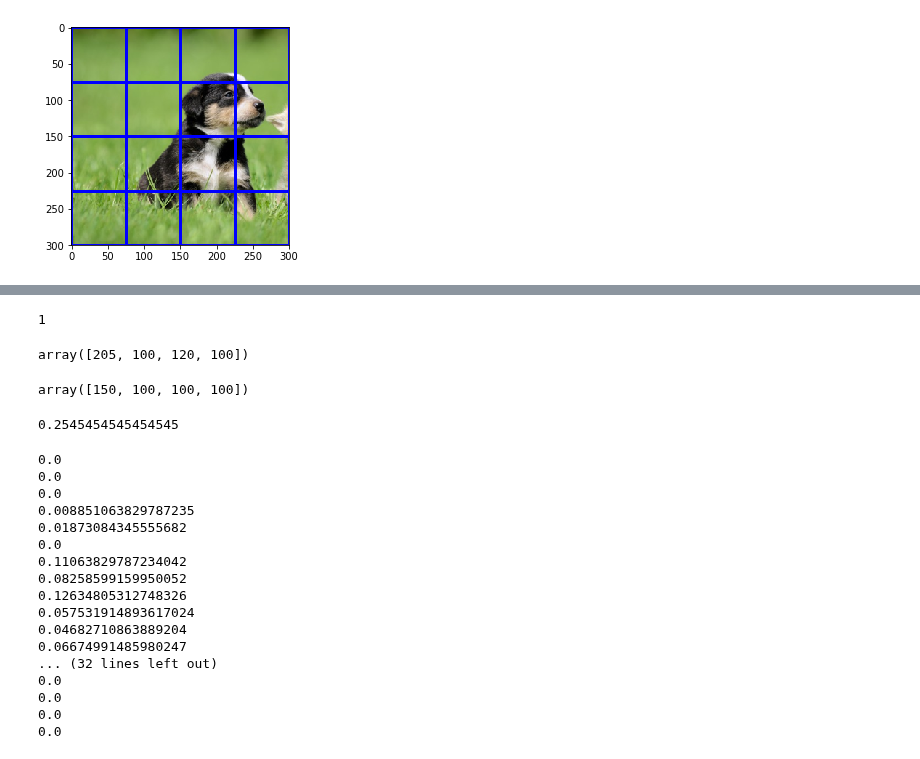
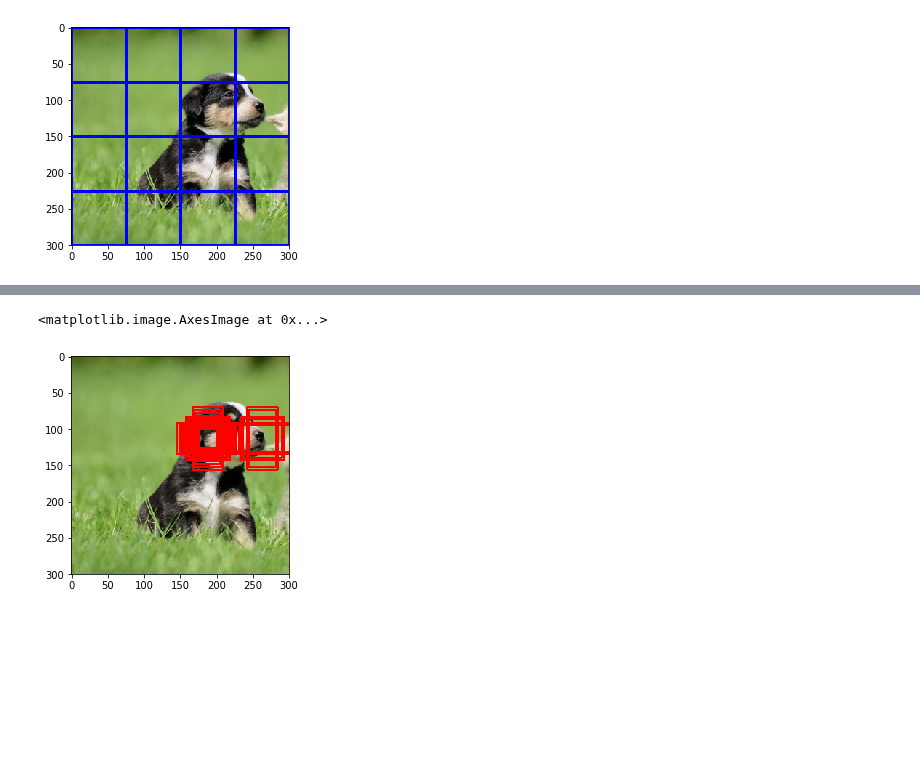
Before and after one commit to Rio114/practice, a Jupyter notebook: python_ML/practice_ssd.ipynb, the cells around one changed output, grey strips where cells are left out. Cells and saved outputs as stored; diff of their text form; code cells hidden in the pictures; blank space fills up the shorter version.

```diff
--- a/python_ML/practice_ssd.ipynb
+++ b/python_ML/practice_ssd.ipynb
@@ -136,3 +163,8 @@ for d in def_boxes:
     norm_pred_box.append(normalize(pred_box[0], d))
+# %%
+IoUs = []
+for b in def_boxes.reshape([-1,4]):
+    IoUs.append(IoU(gt_box[0], b))
+IoUs = np.array(IoUs)
 # %%
 loss = 0
@@ -171,37 +177,15 @@ def IoU(tar_box, ref_box):
-# %%
-cross_area([50,50,100,100], [149,149,100,100])
-# %% [output]
-1
-# %%
-box_gt[0]
-# %% [output]
-array([205, 100, 120, 100])
-# %%
-pred_box[0]
-# %% [output]
-array([150, 100, 100, 100])
-# %%
-5600 / (100*100 + 120*100)
-# %% [output]
-0.2545454545454545
-# %%
-for b in def_boxes:
-    print(IoU(box_gt[0], b))
-# %% [output]
-0.0
-0.0
-0.0
-0.008851063829787235
-0.01873084345555682
-0.0
-0.11063829787234042
-0.08258599159950052
-0.12634805312748326
-0.057531914893617024
-0.04682710863889204
-0.06674991485980247
-... (32 lines left out)
-0.0
-0.0
-0.0
-0.0
+# %%
+x = 0
+y = 0
+w = min(im_original .shape[0:2])
+h = min(im_original .shape[0:2])
+im = im_original[y:y+h, x:x+w]
+im = cv2.resize(im,(300,300))
+
+for b in def_boxes.reshape([-1,4])[np.where(IoUs>0.1)[0]]:
+    rect = cvtToPos(b)
+    cv2.rectangle(im, tuple(rect[0:2]), tuple(rect[2:4]), color, thickness=2)
+plt.imshow(im)
+# %% [output]
+<matplotlib.image.AxesImage at 0x...>
+[figure, added]
```
Also changed, not shown: parts of 13 cells of this notebook.
